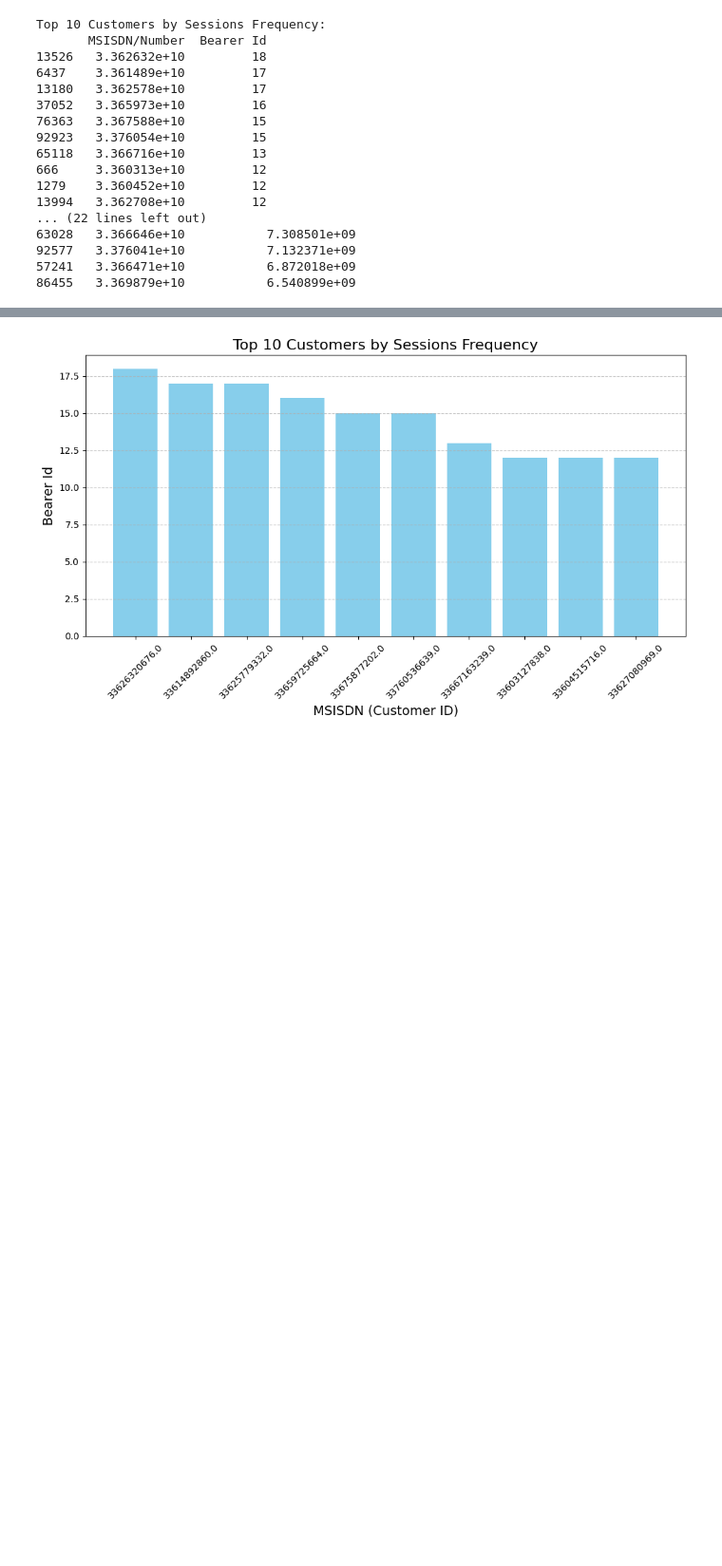
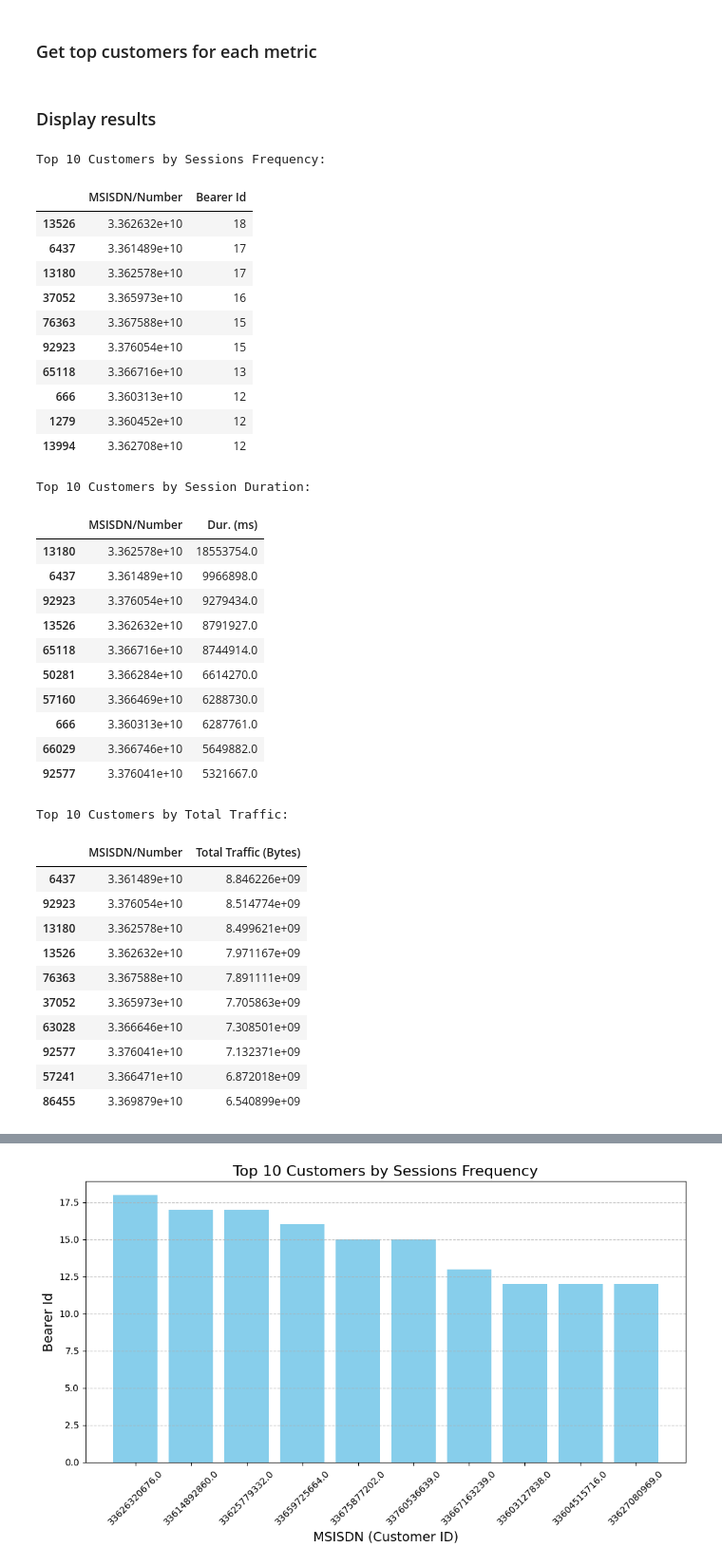
Before and after one commit to Azazh/Telecom-Profitability-Analysis-and-Strategic-Growth-Assessment, a Jupyter notebook: notebooks/telecom_user_engagement_analysis.ipynb, the cells around one changed output, grey strips where cells are left out. Shown: that part at 95% size. Drawn from its saved outputs; the diff is of its cells as text; code cells hidden in the pictures; blank space fills up the shorter version.

```diff
--- a/notebooks/telecom_user_engagement_analysis.ipynb
+++ b/notebooks/telecom_user_engagement_analysis.ipynb
@@ -20 +26,3 @@ engagement_analysis.aggregate_metrics()
+# %% [markdown]
+### Get top customers for each metric
 # %%
@@ -22,31 +29,51 @@ engagement_analysis.aggregate_metrics()
 top_sessions = engagement_analysis.get_top_customers('Bearer Id')
 top_duration = engagement_analysis.get_top_customers('Dur. (ms)')
 top_traffic = engagement_analysis.get_top_customers('Total Traffic (Bytes)')
+# %% [markdown]
+### Display results
 # %%
-# Print results
 print("Top 10 Customers by Sessions Frequency:")
-print(top_sessions)
+display(top_sessions)
 
 print("\nTop 10 Customers by Session Duration:")
-print(top_duration)
+display(top_duration)
 
 print("\nTop 10 Customers by Total Traffic:")
-print(top_traffic)
+display(top_traffic)
 # %% [output]
 Top 10 Customers by Sessions Frequency:
-       MSISDN/Number  Bearer Id
-13526   3.362632e+10         18
-6437    3.361489e+10         17
-13180   3.362578e+10         17
-37052   3.365973e+10         16
-76363   3.367588e+10         15
-92923   3.376054e+10         15
-65118   3.366716e+10         13
-666     3.360313e+10         12
-1279    3.360452e+10         12
-13994   3.362708e+10         12
-... (22 lines left out)
-63028   3.366646e+10           7.308501e+09
-92577   3.376041e+10           7.132371e+09
-57241   3.366471e+10           6.872018e+09
-86455   3.369879e+10           6.540899e+09
+|  | MSISDN/Number | Bearer Id |
+| 13526 | 3.362632e+10 | 18 |
+| 6437 | 3.361489e+10 | 17 |
+| 13180 | 3.362578e+10 | 17 |
+| 37052 | 3.365973e+10 | 16 |
+| 76363 | 3.367588e+10 | 15 |
+| 92923 | 3.376054e+10 | 15 |
+| 65118 | 3.366716e+10 | 13 |
+| 666 | 3.360313e+10 | 12 |
+| 1279 | 3.360452e+10 | 12 |
+| 13994 | 3.362708e+10 | 12 |
+Top 10 Customers by Session Duration:
+|  | MSISDN/Number | Dur. (ms) |
+| 13180 | 3.362578e+10 | 18553754.0 |
+| 6437 | 3.361489e+10 | 9966898.0 |
+| 92923 | 3.376054e+10 | 9279434.0 |
+| 13526 | 3.362632e+10 | 8791927.0 |
+| 65118 | 3.366716e+10 | 8744914.0 |
+| 50281 | 3.366284e+10 | 6614270.0 |
+| 57160 | 3.366469e+10 | 6288730.0 |
+| 666 | 3.360313e+10 | 6287761.0 |
+| 66029 | 3.366746e+10 | 5649882.0 |
+| 92577 | 3.376041e+10 | 5321667.0 |
+Top 10 Customers by Total Traffic:
+|  | MSISDN/Number | Total Traffic (Bytes) |
+| 6437 | 3.361489e+10 | 8.846226e+09 |
+| 92923 | 3.376054e+10 | 8.514774e+09 |
+| 13180 | 3.362578e+10 | 8.499621e+09 |
+| 13526 | 3.362632e+10 | 7.971167e+09 |
+| 76363 | 3.367588e+10 | 7.891111e+09 |
+| 37052 | 3.365973e+10 | 7.705863e+09 |
+| 63028 | 3.366646e+10 | 7.308501e+09 |
+| 92577 | 3.376041e+10 | 7.132371e+09 |
+| 57241 | 3.366471e+10 | 6.872018e+09 |
+| 86455 | 3.369879e+10 | 6.540899e+09 |
```
Also changed, not shown: parts of 21 cells of this notebook, 14 other files.
